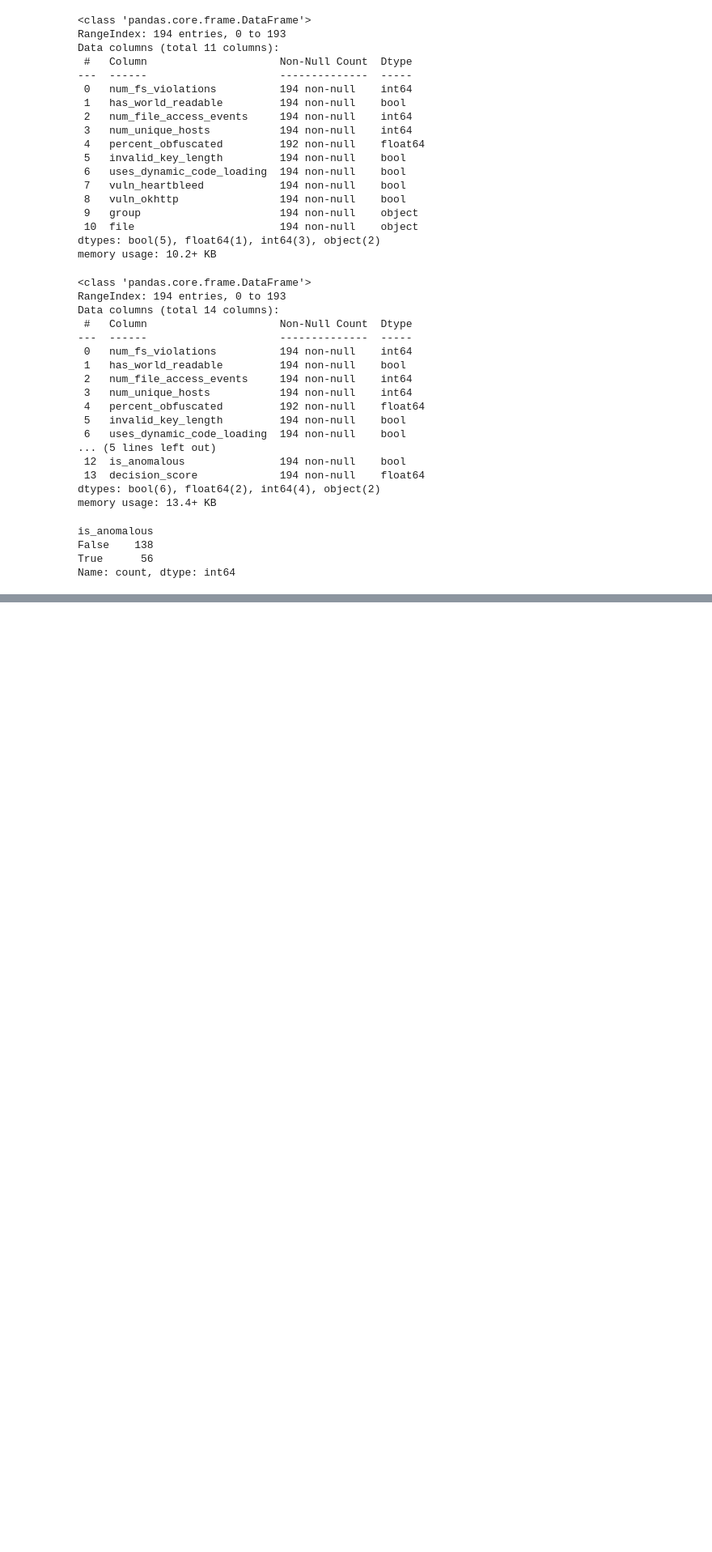
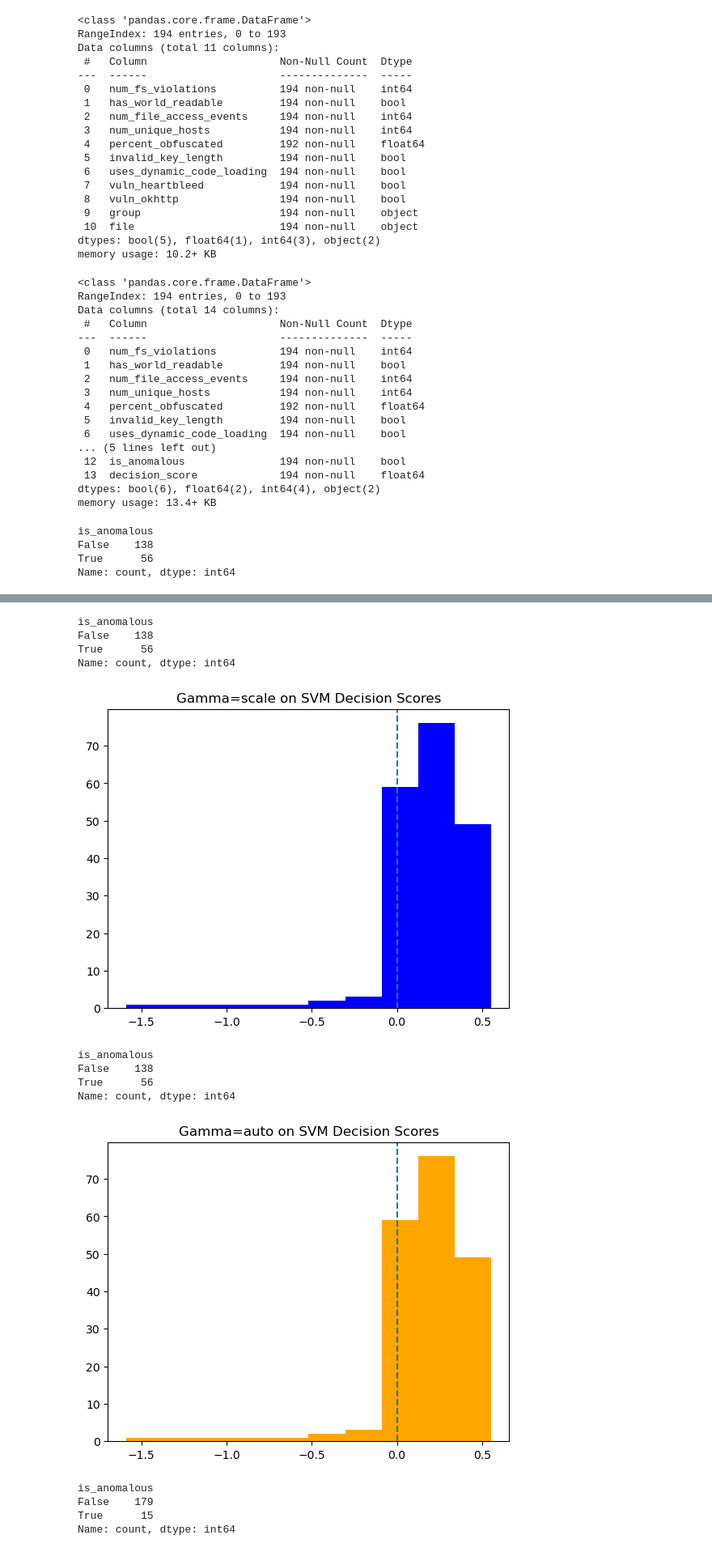
Before and after one commit to nliu307/6450NowSecure, a Jupyter notebook: Code.ipynb, the cells around one changed output, grey strips where cells are left out. Shown at 81% size. Drawn from its saved outputs; the diff is of its cells as text; code cells hidden in the pictures; blank space fills up the shorter version.

```diff
--- a/Code.ipynb
+++ b/Code.ipynb
@@ -204,0 +238,26 @@ df_raw.to_csv('apps_raw_data.csv', index=False)
+# %%
+gammas = ['scale', 'auto', 0.025, 0.075]
+colors = ['blue', 'orange', 'green', 'red']
+for gamma in gammas:
+    df_result = run_one_class_svm(df_all, kernel='rbf', gamma=gamma, nu=0.1)
+    print(df_result['is_anomalous'].value_counts())
+    plot.hist(df_result["decision_score"], color=colors[gammas.index(gamma)])
+    plot.axvline(ls="--")
+    plot.title(f'Gamma={gamma} on SVM Decision Scores')
+    plot.show()
+    plot.close()
+# %% [output]
+is_anomalous
+False    138
+True      56
+Name: count, dtype: int64
+[figure, added]
+is_anomalous
+False    138
+True      56
+Name: count, dtype: int64
+[figure, added]
+is_anomalous
+False    179
+True      15
+Name: count, dtype: int64
```
Also changed, not shown: parts of 5 cells of this notebook.
